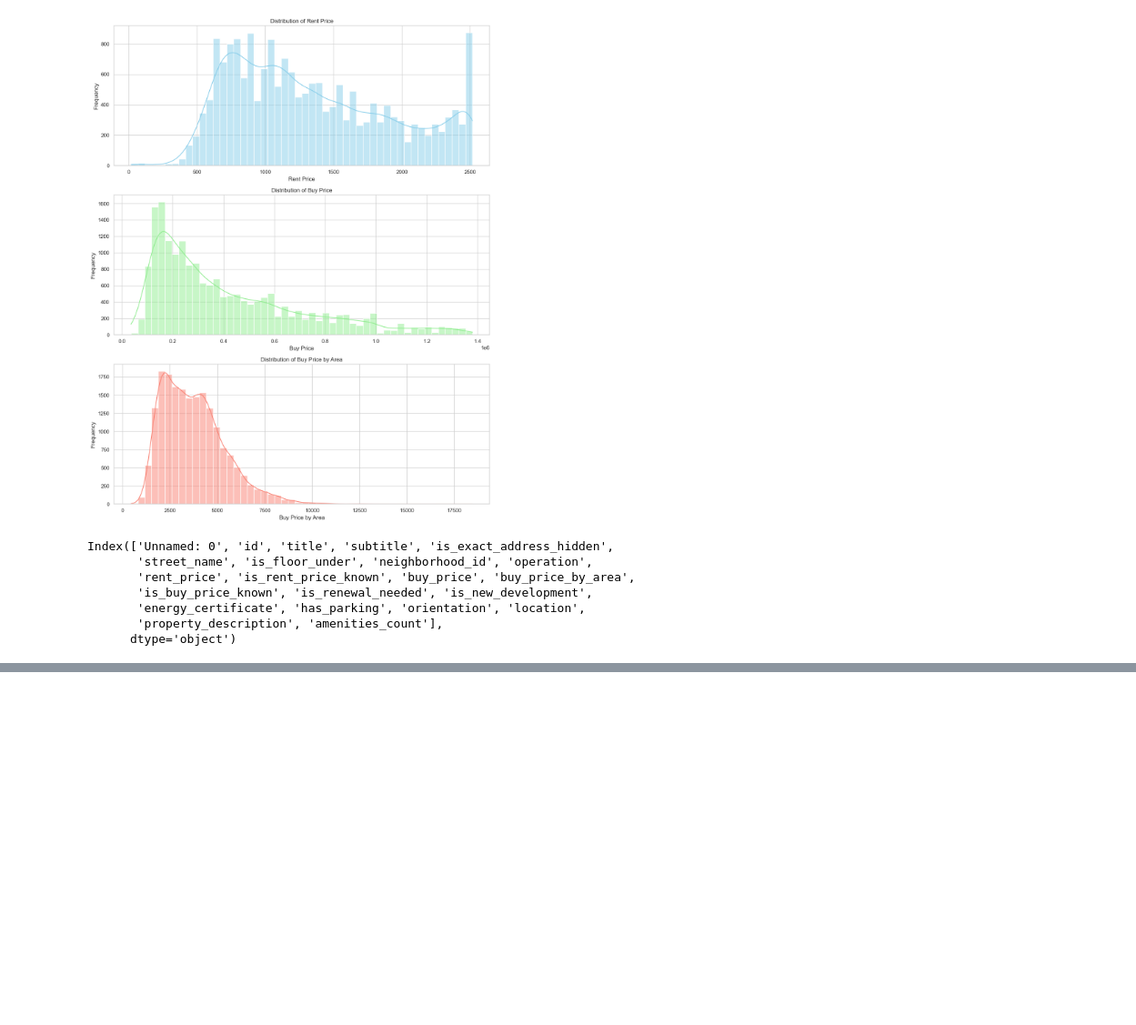
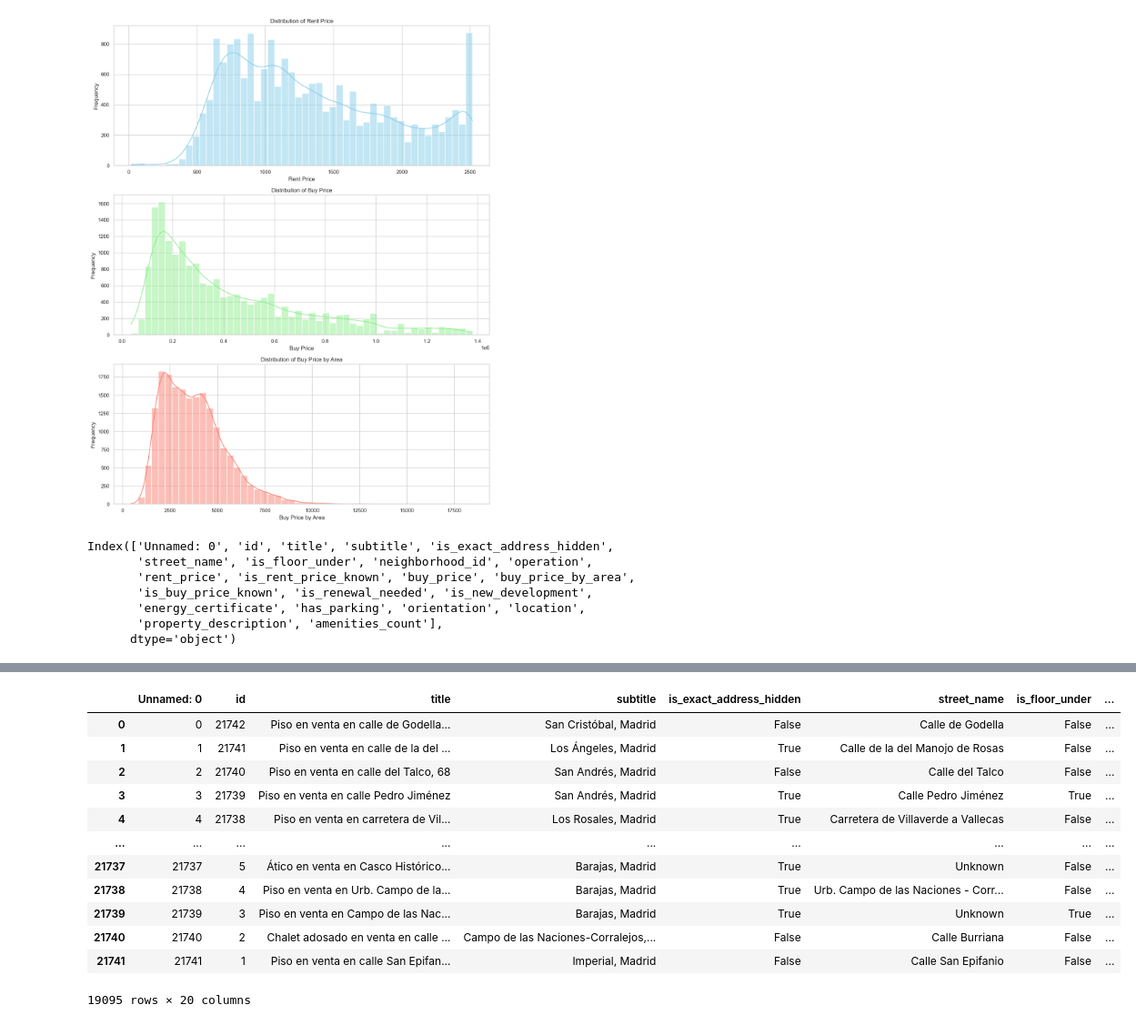
Before and after one commit to Fidel-Leanne/dataAnalysis, a Jupyter notebook: Analysis/realEstate.ipynb, the cells around one changed output, grey strips where cells are left out. Shown at 91% size. Saved outputs shown, nothing was run; the diff lists cells and outputs as text; code cells hidden in the pictures; blank space fills up the shorter version.

```diff
--- a/Analysis/realEstate.ipynb
+++ b/Analysis/realEstate.ipynb
@@ -565,3 +565,8 @@ Index(['Unnamed: 0', 'id', 'title', 'subtitle', 'is_exact_address_hidden',
        'energy_certificate', 'has_parking', 'orientation', 'location',
        'property_description', 'amenities_count'],
       dtype='object')
+# %%
+madrid_cleaned.drop(columns=['is_rent_price_known', 'is_buy_price_known'], inplace=True)
+
+# Verify that the columns have been dropped
+print(madrid_cleaned.columns)
@@ -567,0 +626,16 @@ Index(['Unnamed: 0', 'id', 'title', 'subtitle', 'is_exact_address_hidden',
+# %%
+madrid_cleaned
+# %% [output]
+|  | Unnamed: 0 | id | title | subtitle | is_exact_address_hidden | street_name | is_floor_under | ... |
+| 0 | 0 | 21742 | Piso en venta en calle de Godella... | San Cristóbal, Madrid | False | Calle de Godella | False | ... |
+| 1 | 1 | 21741 | Piso en venta en calle de la del ... | Los Ángeles, Madrid | True | Calle de la del Manojo de Rosas | False | ... |
+| 2 | 2 | 21740 | Piso en venta en calle del Talco, 68 | San Andrés, Madrid | False | Calle del Talco | False | ... |
+| 3 | 3 | 21739 | Piso en venta en calle Pedro Jiménez | San Andrés, Madrid | True | Calle Pedro Jiménez | True | ... |
+| 4 | 4 | 21738 | Piso en venta en carretera de Vil... | Los Rosales, Madrid | True | Carretera de Villaverde a Vallecas | False | ... |
+| ... | ... | ... | ... | ... | ... | ... | ... | ... |
+| 21737 | 21737 | 5 | Ático en venta en Casco Histórico... | Barajas, Madrid | True | Unknown | False | ... |
+| 21738 | 21738 | 4 | Piso en venta en Urb. Campo de la... | Barajas, Madrid | True | Urb. Campo de las Naciones - Corr... | False | ... |
+| 21739 | 21739 | 3 | Piso en venta en Campo de las Nac... | Barajas, Madrid | True | Unknown | True | ... |
+| 21740 | 21740 | 2 | Chalet adosado en venta en calle ... | Campo de las Naciones-Corralejos,... | False | Calle Burriana | False | ... |
+| 21741 | 21741 | 1 | Piso en venta en calle San Epifan... | Imperial, Madrid | False | Calle San Epifanio | False | ... |
+19095 rows × 20 columns
```
Also changed, not shown: parts of 2 cells of this notebook.
